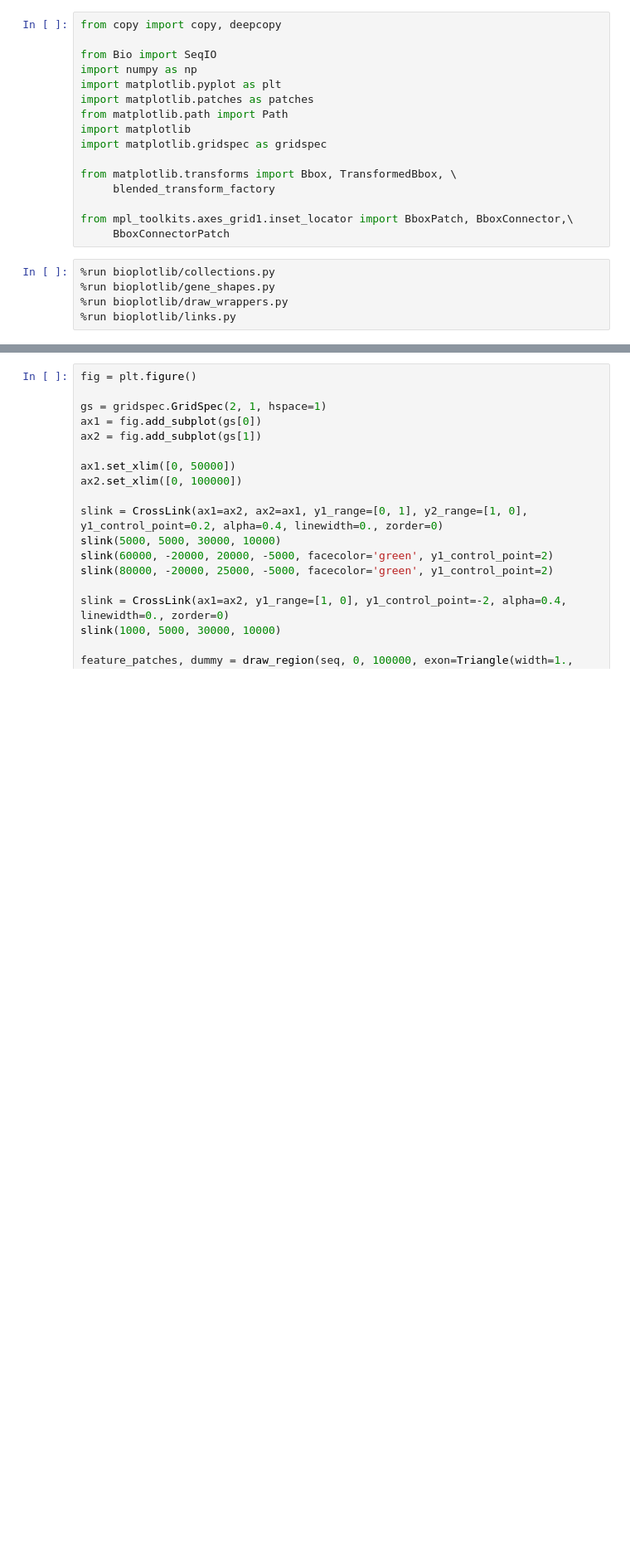
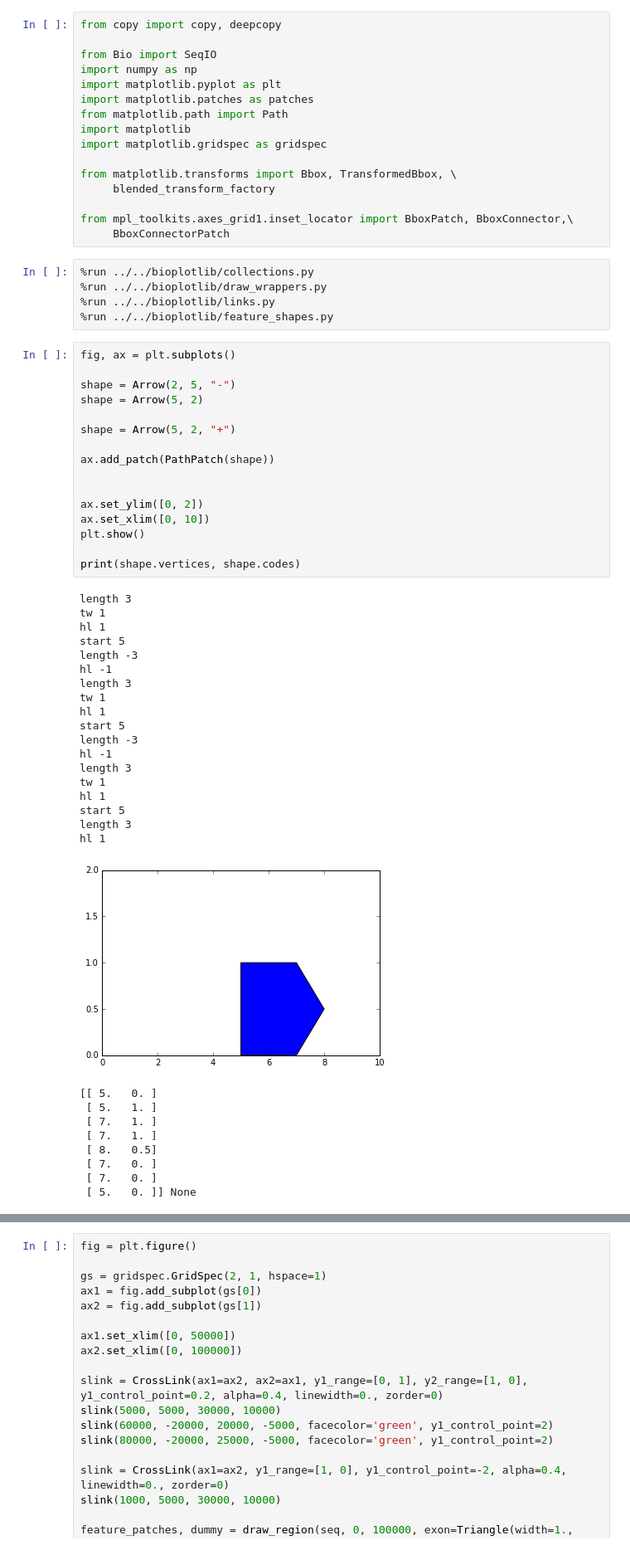
Before and after one commit to darcyabjones/bioplotlib, a Jupyter notebook: docs/notebooks/genes.ipynb, the cells around one changed output, grey strips where cells are left out. Shown at 83% size. Saved outputs shown, nothing was run; the diff lists cells and outputs as text; blank space fills up the shorter version.

```diff
--- a/docs/notebooks/genes.ipynb
+++ b/docs/notebooks/genes.ipynb
@@ -17,7 +17,51 @@ from matplotlib.transforms import Bbox, TransformedBbox, \
 from mpl_toolkits.axes_grid1.inset_locator import BboxPatch, BboxConnector,\
      BboxConnectorPatch
 # %%
-%run bioplotlib/collections.py
-%run bioplotlib/gene_shapes.py
-%run bioplotlib/draw_wrappers.py
-%run bioplotlib/links.py
+%run ../../bioplotlib/collections.py
+%run ../../bioplotlib/draw_wrappers.py
+%run ../../bioplotlib/links.py
+%run ../../bioplotlib/feature_shapes.py
+# %%
+fig, ax = plt.subplots()
+
+shape = Arrow(2, 5, "-")
+shape = Arrow(5, 2)
+
+shape = Arrow(5, 2, "+")
+
+ax.add_patch(PathPatch(shape))
+
+
+ax.set_ylim([0, 2])
+ax.set_xlim([0, 10])
+plt.show()
+
+print(shape.vertices, shape.codes)
+# %% [output]
+length 3
+tw 1
+hl 1
+start 5
+length -3
+hl -1
+length 3
+tw 1
+hl 1
+start 5
+length -3
+hl -1
+length 3
+tw 1
+hl 1
+start 5
+length 3
+hl 1
+[figure, added]
+[[ 5.   0. ]
+ [ 5.   1. ]
+ [ 7.   1. ]
+ [ 7.   1. ]
+ [ 8.   0.5]
+ [ 7.   0. ]
+ [ 7.   0. ]
+ [ 5.   0. ]] None
```
Also changed, not shown: parts of 6 cells of this notebook, 4 other files.
